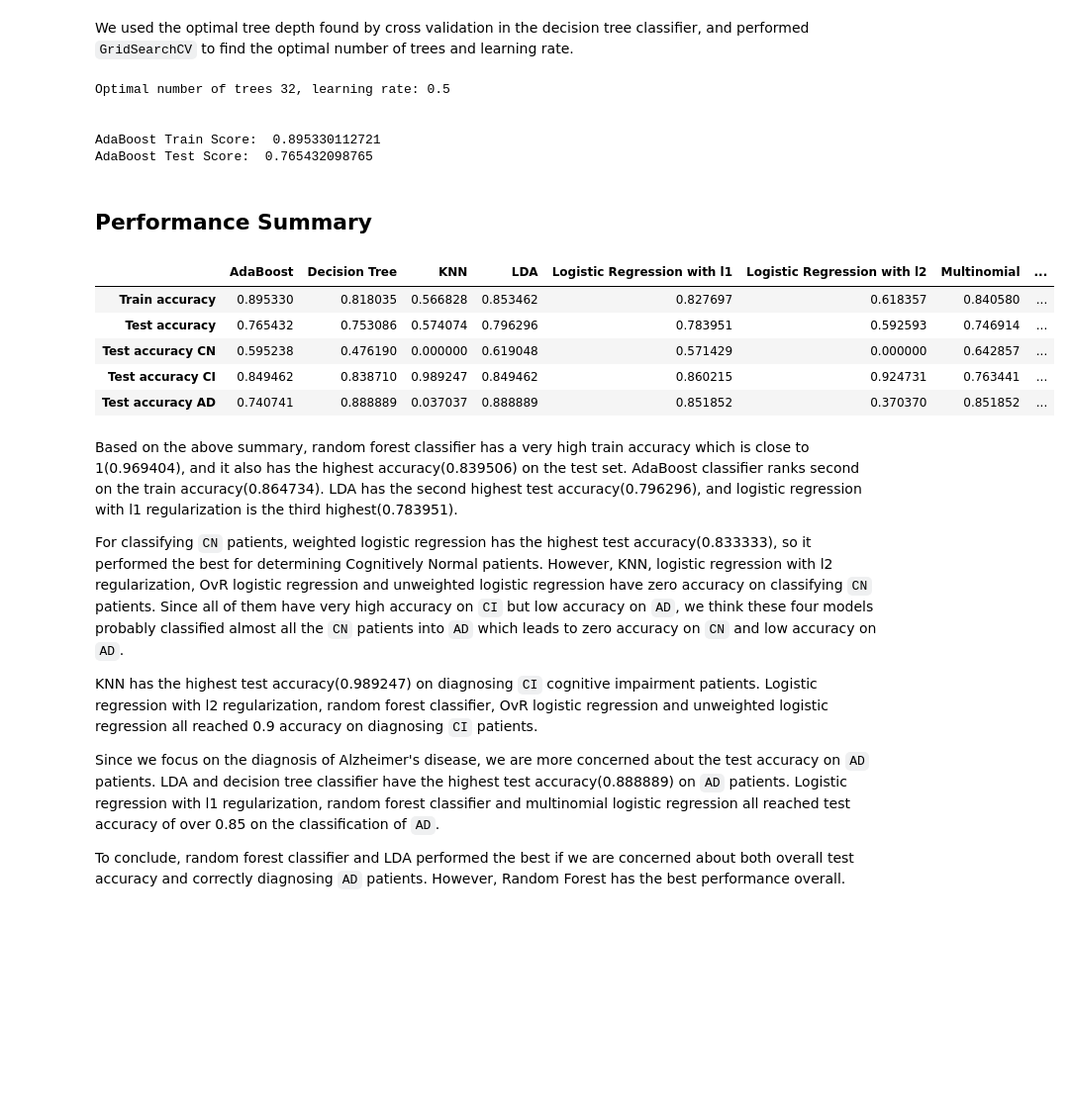
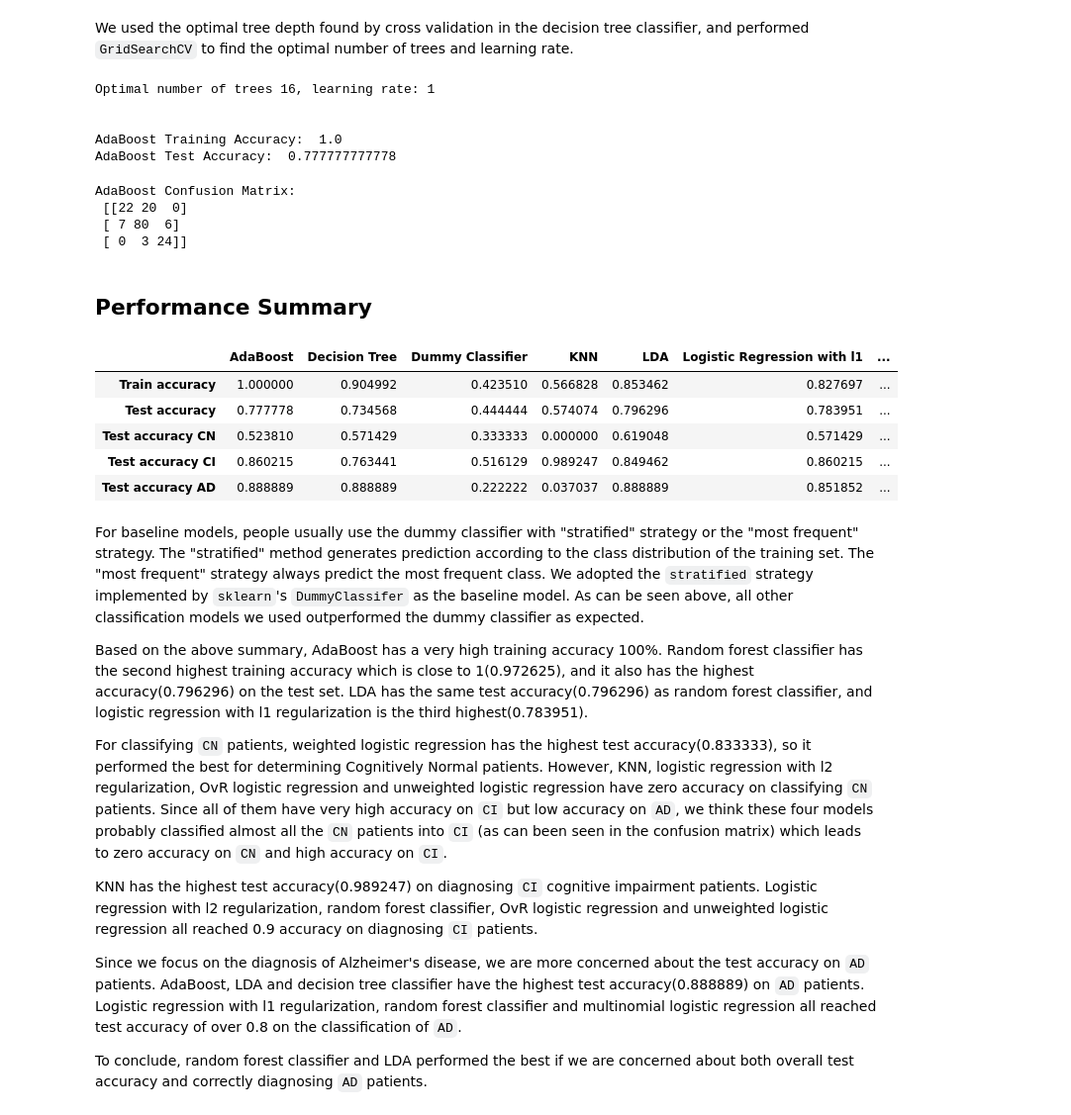
Before and after one commit to yiqixie94/AC209A_Alzheimers, a Jupyter notebook: notebooks/Classification Models and Their Performance.ipynb, the cells around one changed output. Shown at 99% size. Drawn from its saved outputs; the diff is of its cells as text; code cells hidden in the pictures; blank space fills up the shorter version.

Commit message:
Classification models done

```diff
--- a/notebooks/Classification Models and Their Performance.ipynb
+++ b/notebooks/Classification Models and Their Performance.ipynb
@@ -39,0 +46,6 @@ def score(model, X_train, y_train, X_test, y_test):
+# %%
+dc = DummyClassifier(strategy='stratified', random_state=9001)
+dc.fit(X_train,y_train)
+print('Dummy Classifier Training Score: ', dc.score(X_train,y_train))
+print('Dummy Classifier Test Score: ', dc.score(X_test,y_test))
+dc_score = score(dc, X_train, y_train, X_test, y_test)
@@ -301,48 +409,62 @@ opt_learning_rate = result['learning_rate']
 opt_tree = result['n_estimators']
 print("Optimal number of trees {}, learning rate: {}".format(opt_tree, opt_learning_rate))
 ab = AdaBoostClassifier(DecisionTreeClassifier(max_depth=md_best), n_estimators=opt_tree,
-                       learning_rate=opt_learning_rate)
+                       learning_rate=opt_learning_rate, random_state=9001)
 ab.fit(X_train, y_train)
 print('\n')
-print('AdaBoost Train Score: ', ab.score(X_train,y_train))
-print('AdaBoost Test Score: ', ab.score(X_test,y_test))
+print('AdaBoost Training Accuracy: ', ab.score(X_train,y_train))
+print('AdaBoost Test Accuracy: ', ab.score(X_test,y_test))
 ab_score = score(ab, X_train, y_train, X_test, y_test)
 # %% [output]
-Optimal number of trees 32, learning rate: 0.5
+Optimal number of trees 16, learning rate: 1
 
 
-AdaBoost Train Score:  0.895330112721
-AdaBoost Test Score:  0.765432098765
+AdaBoost Training Accuracy:  1.0
+AdaBoost Test Accuracy:  0.777777777778
+# %%
+# confusion matrix
+ab_pred = ab.predict(X_test)
+
+print("AdaBoost Confusion Matrix:\n",
+      confusion_matrix(y_test, ab_pred))
+# %% [output]
+AdaBoost Confusion Matrix:
+ [[22 20  0]
+ [ 7 80  6]
+ [ 0  3 24]]
 # %% [markdown]
 ## Performance Summary
 # %%
-score_df = pd.DataFrame({'Logistic Regression with l1': l1_score,
+score_df = pd.DataFrame({'Dummy Classifier': dc_score,
+                         'Logistic Regression with l1': l1_score,
                          'Logistic Regression with l2': l2_score,
                          'Weighted logistic': weighted_score,
                          'Unweighted logistic': unweighted_score,
                          'OVR': ovr_score,
                          'Multinomial': multi_score,
                          'KNN': knn_score,
                          'LDA': lda_score,
                          'QDA': qda_score,
                          'Decision Tree': dt_score,
                          'Random Forest': rf_score,
                          'AdaBoost': ab_score})
 score_df
 # %% [output]
-|  | AdaBoost | Decision Tree | KNN | LDA | Logistic Regression with l1 | Logistic Regression with l2 | Multinomial | ... |
-| Train accuracy | 0.895330 | 0.818035 | 0.566828 | 0.853462 | 0.827697 | 0.618357 | 0.840580 | ... |
-| Test accuracy | 0.765432 | 0.753086 | 0.574074 | 0.796296 | 0.783951 | 0.592593 | 0.746914 | ... |
-| Test accuracy CN | 0.595238 | 0.476190 | 0.000000 | 0.619048 | 0.571429 | 0.000000 | 0.642857 | ... |
-| Test accuracy CI | 0.849462 | 0.838710 | 0.989247 | 0.849462 | 0.860215 | 0.924731 | 0.763441 | ... |
-| Test accuracy AD | 0.740741 | 0.888889 | 0.037037 | 0.888889 | 0.851852 | 0.370370 | 0.851852 | ... |
+|  | AdaBoost | Decision Tree | Dummy Classifier | KNN | LDA | Logistic Regression with l1 | ... |
+| Train accuracy | 1.000000 | 0.904992 | 0.423510 | 0.566828 | 0.853462 | 0.827697 | ... |
+| Test accuracy | 0.777778 | 0.734568 | 0.444444 | 0.574074 | 0.796296 | 0.783951 | ... |
+| Test accuracy CN | 0.523810 | 0.571429 | 0.333333 | 0.000000 | 0.619048 | 0.571429 | ... |
+| Test accuracy CI | 0.860215 | 0.763441 | 0.516129 | 0.989247 | 0.849462 | 0.860215 | ... |
+| Test accuracy AD | 0.888889 | 0.888889 | 0.222222 | 0.037037 | 0.888889 | 0.851852 | ... |
 # %% [markdown]
-Based on the above summary, random forest classifier has a very high train accuracy which is close to 1(0.969404), and it also has the highest accuracy(0.839506) on the test set. AdaBoost classifier ranks second on the train accuracy(0.864734). LDA has the second highest test accuracy(0.796296), and logistic regression with l1 regularization is the third highest(0.783951).
+For baseline models, people usually use the dummy classifier with "stratified" strategy or the "most frequent" strategy. The "stratified" method generates prediction according to the class distribution of the training set. The "most frequent" strategy always predict the most frequent class. We adopted the `stratified` strategy implemented by `sklearn`'s `DummyClassifer` as the baseline model. As can be seen above, all other classification models we used outperformed the dummy classifier as expected.
 
-For classifying `CN` patients, weighted logistic regression has the highest test accuracy(0.833333), so it performed the best for determining Cognitively Normal patients. However, KNN, logistic regression with l2 regularization, OvR logistic regression and unweighted logistic regression have zero accuracy on classifying `CN` patients. Since all of them have very high accuracy on `CI` but low accuracy on `AD`, we think these four models probably classified almost all the `CN` patients into `AD` which leads to zero accuracy on `CN` and low accuracy on `AD`.
+Based on the above summary, AdaBoost has a very high training accuracy 100%. Random forest classifier has the second highest training accuracy which is close to 1(0.972625), and it also has the highest accuracy(0.796296) on the test set. LDA has the same test accuracy(0.796296) as random forest classifier, and logistic regression with l1 regularization is the third highest(0.783951).
+
+For classifying `CN` patients, weighted logistic regression has the highest test accuracy(0.833333), so it performed the best for determining Cognitively Normal patients. However, KNN, logistic regression with l2 regularization, OvR logistic regression and unweighted logistic regression have zero accuracy on classifying `CN` patients. Since all of them have very high accuracy on `CI` but low accuracy on `AD`, we think these four models probably classified almost all the `CN` patients into `CI` (as can been seen in the confusion matrix) which leads to zero accuracy on `CN` and high accuracy on `CI`.
 
 KNN has the highest test accuracy(0.989247) on diagnosing `CI` cognitive impairment patients. Logistic regression with l2 regularization, random forest classifier, OvR logistic regression and unweighted logistic regression all reached 0.9 accuracy on diagnosing `CI` patients.
 
-Since we focus on the diagnosis of Alzheimer's disease, we are more concerned about the test accuracy on `AD` patients. LDA and decision tree classifier have the highest test accuracy(0.888889) on `AD` patients. Logistic regression with l1 regularization, random forest classifier and multinomial logistic regression all reached test accuracy of over 0.85 on the classification of `AD`.
+Since we focus on the diagnosis of Alzheimer's disease, we are more concerned about the test accuracy on `AD` patients. AdaBoost, LDA and decision tree classifier have the highest test accuracy(0.888889) on `AD` patients. Logistic regression with l1 regularization, random forest classifier and multinomial logistic regression all reached test accuracy of over 0.8 on the classification of `AD`.
 
-To conclude, random forest classifier and LDA performed the best if we are concerned about both overall test accuracy and correctly diagnosing `AD` patients. However, Random Forest has the best performance overall.
+To conclude, random forest classifier and LDA performed the best if we are concerned about both overall test accuracy and correctly diagnosing `AD` patients.
```
Also changed, not shown: parts of 14 cells of this notebook.
